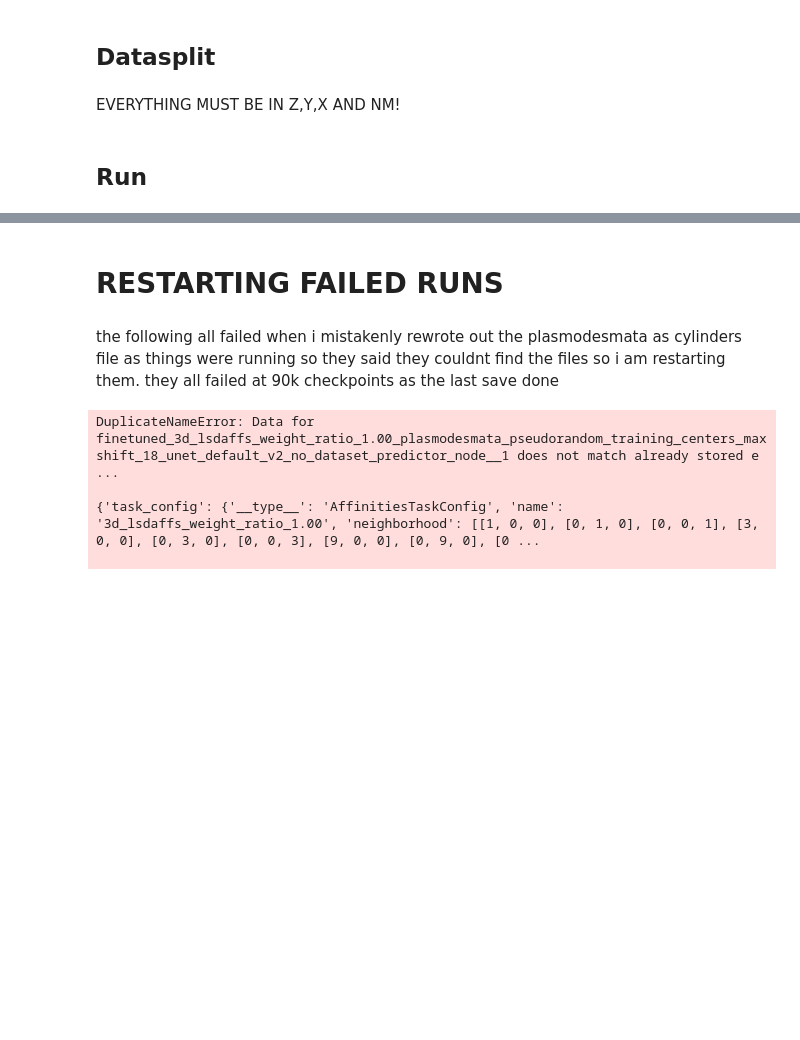
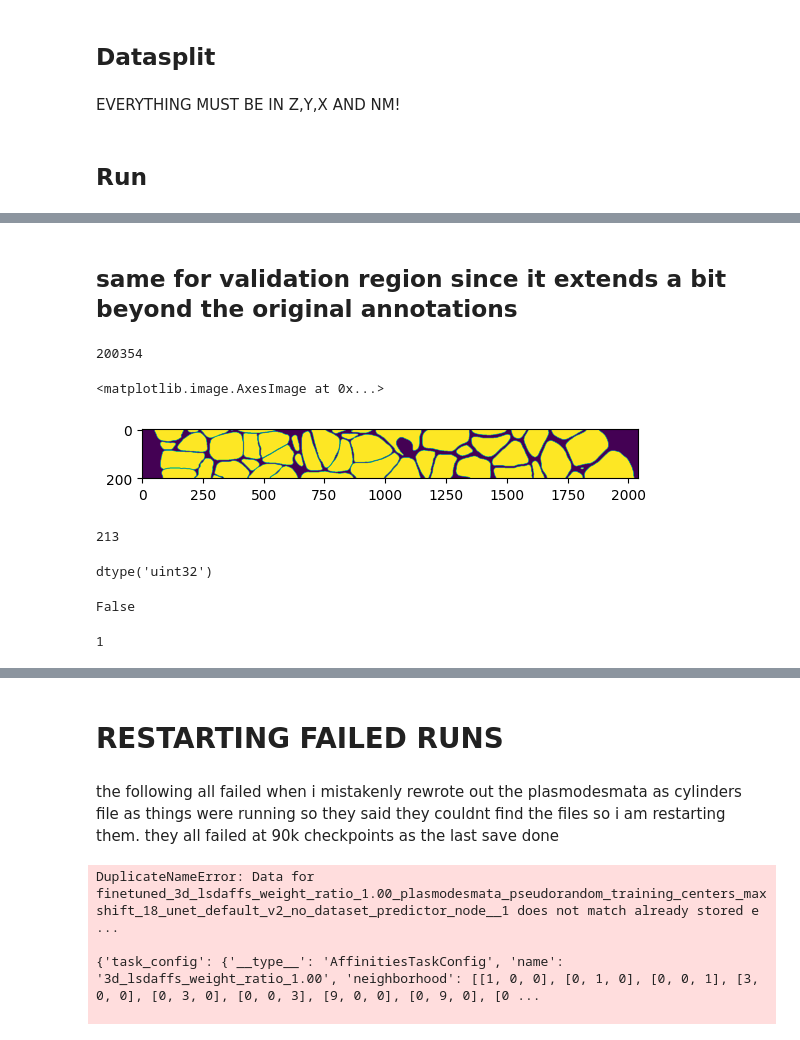
Before and after one commit to davidackerman/plasmodesmata_dacapo, a Jupyter notebook: preprocessing.ipynb, the cells around one changed output, grey strips where cells are left out. Saved outputs shown, nothing was run; the diff lists cells and outputs as text; code cells hidden in the pictures; blank space fills up the shorter version.

```diff
--- a/preprocessing.ipynb
+++ b/preprocessing.ipynb
@@ -44,6 +44,14 @@ dataset = "em/fibsem-uint8/s0"
 resolution = np.array(zarr_file[dataset].attrs.asdict()["transform"]["scale"])
 # https://cell-map.slack.com/archives/C04N9JUFQK1/p1683733456153269
 df = pd.read_csv("annotations_20230510_114340.csv")
+
+# NOTE: Two dummy annotations made their way into training so i am removing them here
+df = df[~df["id"].isin([1264, 1265])]
+df["id"] = np.arange(len(df), dtype=np.uint64) + 1
+# print(len(df))
+# for idx in range(len(df)):
+#     df.at[idx, "id"] = np.uint64(idx + 1)
+
 pd_starts = (
     np.array([df["start x (nm)"], df["start y (nm)"], df["start z (nm)"]]).T
     / resolution
@@ -107,6 +132,8 @@ for pd_start, pd_end in tqdm(zip(pd_starts, pd_ends), total=len(pd_starts)):
 store = zarr.N5Store("/nrs/cellmap/ackermand/cellmap/leaf-gall/jrc_22ak351-leaf-3m.n5")
 zarr_root = zarr.group(store=store)
 ds = zarr_root.create_dataset(
+    name="plasmodesmata_as_cylinders",
+    dtype="u2",  # need to do this, right now it is doing it as floats
     shape=zarr_file[dataset].shape,
     chunks=128,
     write_empty_chunks=False,
@@ -624,0 +924,2 @@ for i in range(repetitions):
+# %% [markdown]
+## same for validation region since it extends a bit beyond the original annotations
@@ -624,0 +977,42 @@ for i in range(repetitions):
+# %%
+import pandas as pd
+import numpy as np
+import matplotlib.pyplot as plt
+from tqdm import tqdm
+from funlib.persistence import open_ds
+
+mask = open_ds(
+    "/nrs/cellmap/jonesa/jrc_22ak351-leaf-3m/crop352_mask_revised.zarr", "s0"
+)
+frags = pd.read_csv(
+    "/nrs/cellmap/ackermand/cellmap/analysisResults/leaf-gall/jrc_22ak351-leaf-3m.n5/fragments_relabeled.csv"
+)
+volume = frags["Volume (nm^3)"].to_numpy()
+offsets = np.array([22400.0, 12800.0, 0])
+count = 0
+ids = frags["Object ID"].to_numpy()
+com_z = frags["COM Z (nm)"].to_numpy() - offsets[0]
+com_y = frags["COM Y (nm)"].to_numpy() - offsets[1]
+com_x = frags["COM X (nm)"].to_numpy() - offsets[2]
+ids_to_remove = np.zeros_like(ids)
+for idx, (id, v, z, y, x) in tqdm(enumerate(zip(ids, volume, com_z, com_y, com_x))):
+    try:
+        if (
+            v < (10**3 * 8**3)
+            or mask.data[int(z // 128), int(y // 128), int(x // 128)] > 0
+        ):
+            ids_to_remove[idx] = 1
+            # print(np.sum(v<10*10*10*8*8*8)/len(v),len(v))
+            # plt.hist(v,bins=list(range(0,3_000_000,100000)))
+            # ds.data
+    except:
+        ids_to_remove[idx] = 1
+# %%
+ids_to_remove.sum()
+# %% [output]
+200354
+# %%
+plt.imshow(mask.data[int(z // 128), ...])
+# %% [output]
+<matplotlib.image.AxesImage at 0x...>
+[figure, added]
@@ -624,0 +1043,16 @@ for i in range(repetitions):
+# %%
+connected_components.max()
+# %% [output]
+213
+# %%
+connected_components.dtype
+# %% [output]
+dtype('uint32')
+# %%
+np.any(ids_to_remove == 0)
+# %% [output]
+False
+# %%
+mask.data[int(z // 128), int(y // 128), int(x // 128)]
+# %% [output]
+1
```
Also changed, not shown: parts of 46 cells of this notebook.
